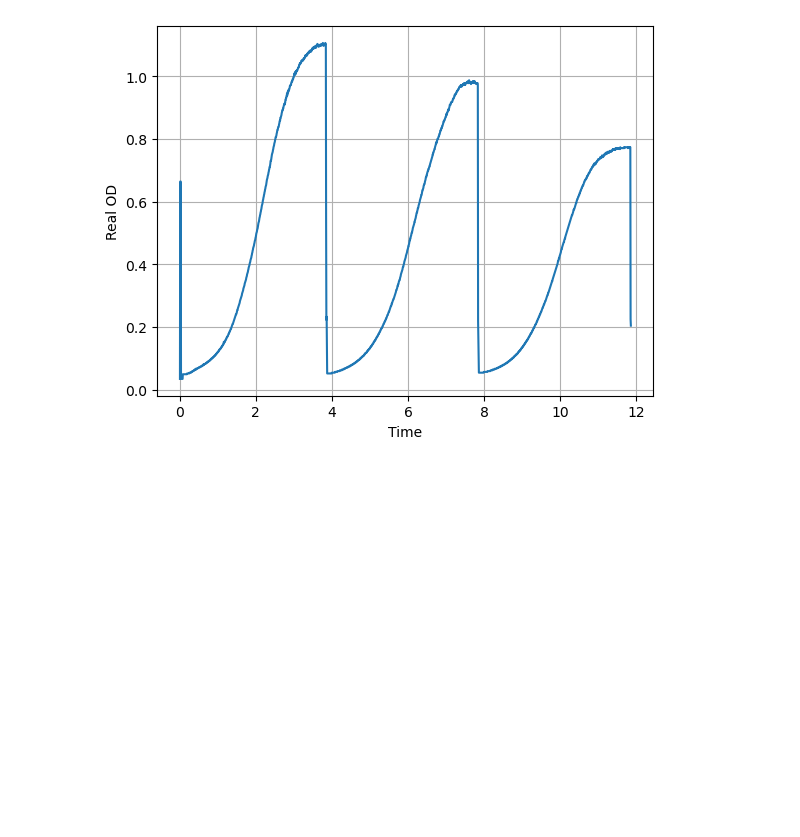
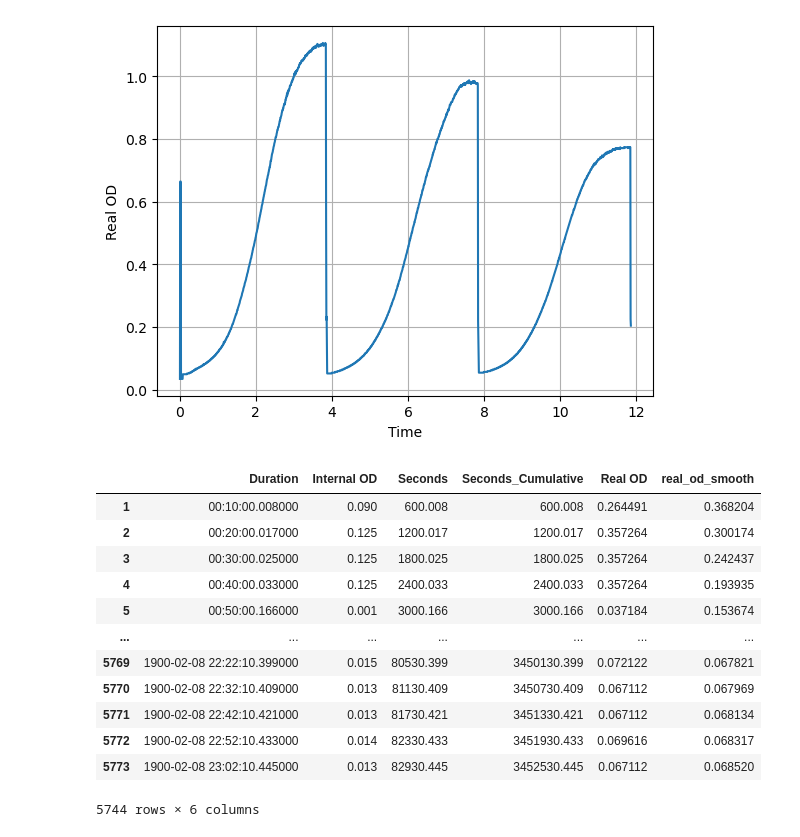
Before and after one commit to dosvidaria/rGlyP-PHB, a Jupyter notebook: paper.ipynb, the cells around one changed output. Cells and saved outputs as stored; diff of their text form; code cells hidden in the pictures; blank space fills up the shorter version.

```diff
--- a/paper.ipynb
+++ b/paper.ipynb
@@ -146,3 +199,19 @@ plt.ylabel("Real OD")
 f2.savefig("3.pdf", bbox_inches='tight')
 # %% [output]
 [figure]
+# %%
+df_1
+# %% [output]
+|  | Duration | Internal OD | Seconds | Seconds_Cumulative | Real OD | real_od_smooth |
+| 1 | 00:10:00.008000 | 0.090 | 600.008 | 600.008 | 0.264491 | 0.368204 |
+| 2 | 00:20:00.017000 | 0.125 | 1200.017 | 1200.017 | 0.357264 | 0.300174 |
+| 3 | 00:30:00.025000 | 0.125 | 1800.025 | 1800.025 | 0.357264 | 0.242437 |
+| 4 | 00:40:00.033000 | 0.125 | 2400.033 | 2400.033 | 0.357264 | 0.193935 |
+| 5 | 00:50:00.166000 | 0.001 | 3000.166 | 3000.166 | 0.037184 | 0.153674 |
+| ... | ... | ... | ... | ... | ... | ... |
+| 5769 | 1900-02-08 22:22:10.399000 | 0.015 | 80530.399 | 3450130.399 | 0.072122 | 0.067821 |
+| 5770 | 1900-02-08 22:32:10.409000 | 0.013 | 81130.409 | 3450730.409 | 0.067112 | 0.067969 |
+| 5771 | 1900-02-08 22:42:10.421000 | 0.013 | 81730.421 | 3451330.421 | 0.067112 | 0.068134 |
+| 5772 | 1900-02-08 22:52:10.433000 | 0.014 | 82330.433 | 3451930.433 | 0.069616 | 0.068317 |
+| 5773 | 1900-02-08 23:02:10.445000 | 0.013 | 82930.445 | 3452530.445 | 0.067112 | 0.068520 |
+5744 rows × 6 columns
```
Also changed, not shown: parts of 8 cells of this notebook.
